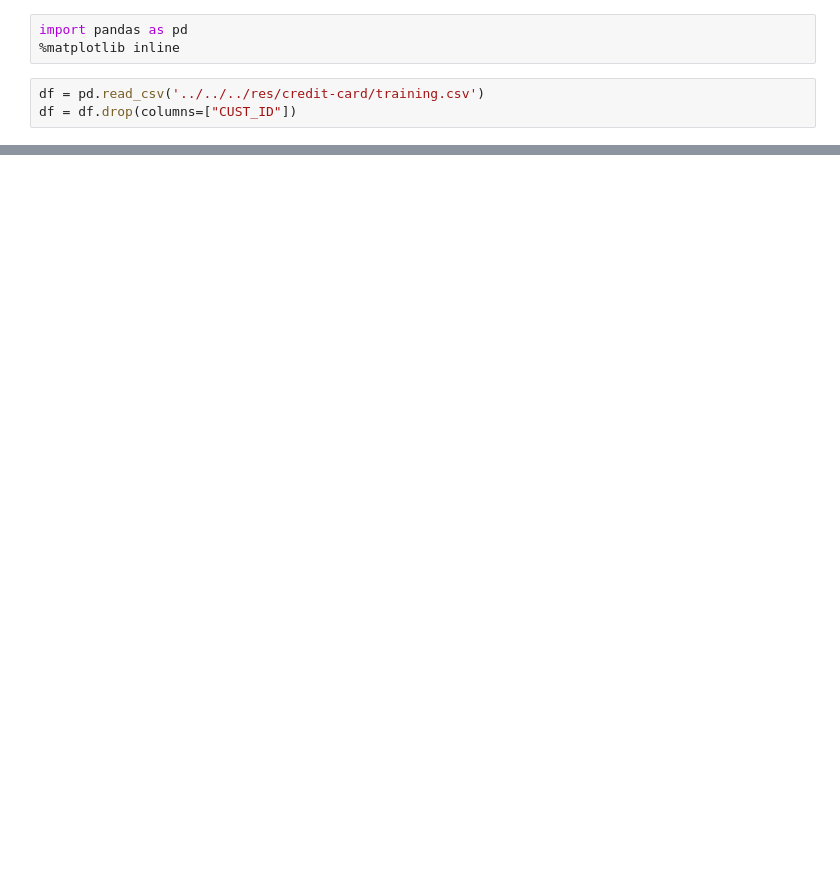
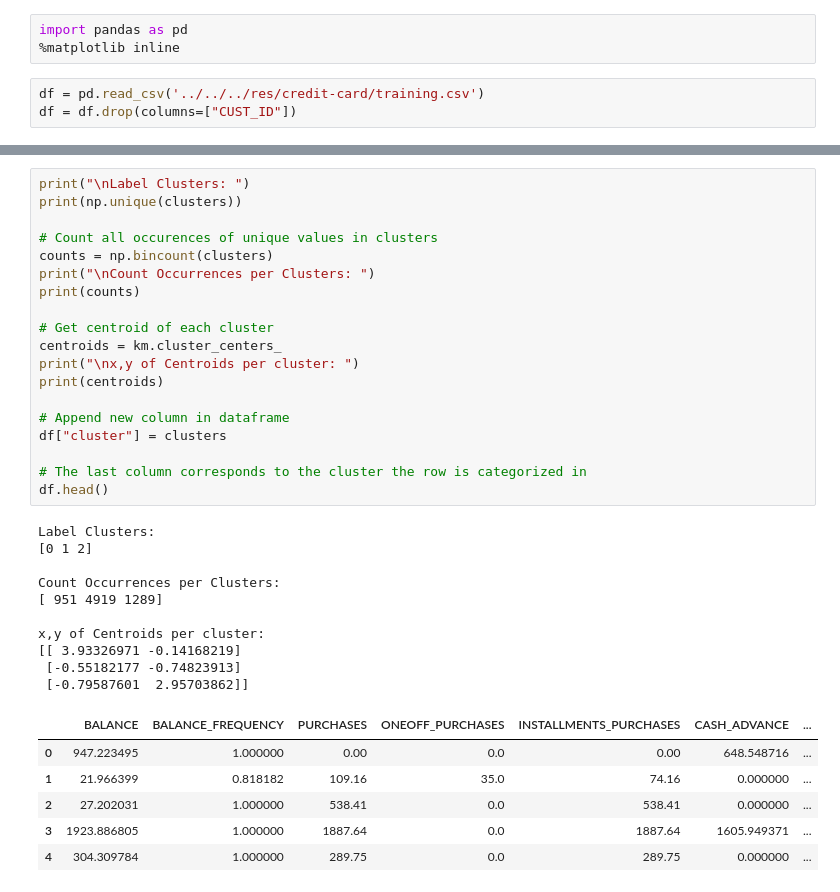
Before and after one commit to ABCD-EDU/cs322-lab, a Jupyter notebook: src/exercises/lab3/Kmeans.ipynb, the cells around one changed output, grey strips where cells are left out. Cells and saved outputs as stored; diff of their text form; blank space fills up the shorter version.

```diff
--- a/src/exercises/lab3/Kmeans.ipynb
+++ b/src/exercises/lab3/Kmeans.ipynb
@@ -90,0 +185,36 @@ for n_clusters, kmeans in enumerate(kmeans_arr):
+# %%
+print("\nLabel Clusters: ")
+print(np.unique(clusters))
+
+# Count all occurences of unique values in clusters
+counts = np.bincount(clusters)
+print("\nCount Occurrences per Clusters: ")
+print(counts)
+
+# Get centroid of each cluster
+centroids = km.cluster_centers_
+print("\nx,y of Centroids per cluster: ")
+print(centroids)
+
+# Append new column in dataframe
+df["cluster"] = clusters
+
+# The last column corresponds to the cluster the row is categorized in
+df.head()
+# %% [output]
+Label Clusters:
+[0 1 2]
+
+Count Occurrences per Clusters:
+[ 951 4919 1289]
+
+x,y of Centroids per cluster:
+[[ 3.93326971 -0.14168219]
+ [-0.55182177 -0.74823913]
+ [-0.79587601  2.95703862]]
+|  | BALANCE | BALANCE_FREQUENCY | PURCHASES | ONEOFF_PURCHASES | INSTALLMENTS_PURCHASES | CASH_ADVANCE | ... |
+| 0 | 947.223495 | 1.000000 | 0.00 | 0.0 | 0.00 | 648.548716 | ... |
+| 1 | 21.966399 | 0.818182 | 109.16 | 35.0 | 74.16 | 0.000000 | ... |
+| 2 | 27.202031 | 1.000000 | 538.41 | 0.0 | 538.41 | 0.000000 | ... |
+| 3 | 1923.886805 | 1.000000 | 1887.64 | 0.0 | 1887.64 | 1605.949371 | ... |
+| 4 | 304.309784 | 1.000000 | 289.75 | 0.0 | 289.75 | 0.000000 | ... |
```
Also changed, not shown: parts of 12 cells of this notebook.
